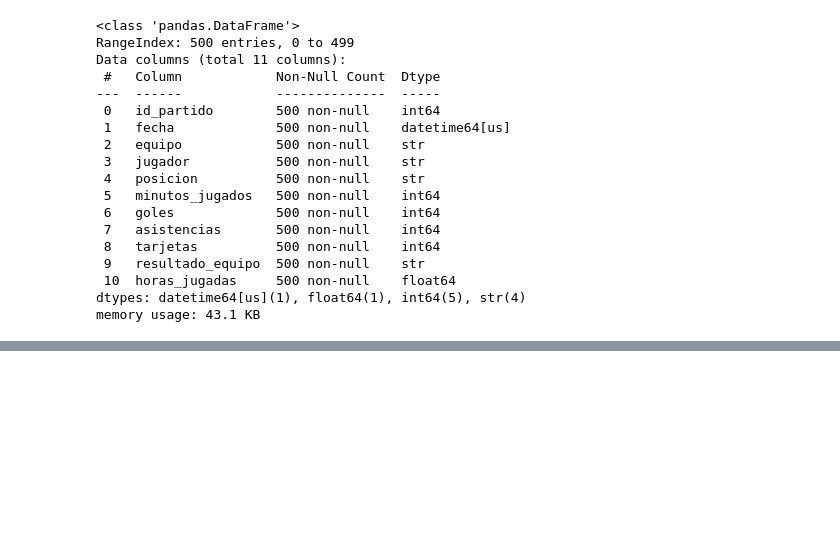
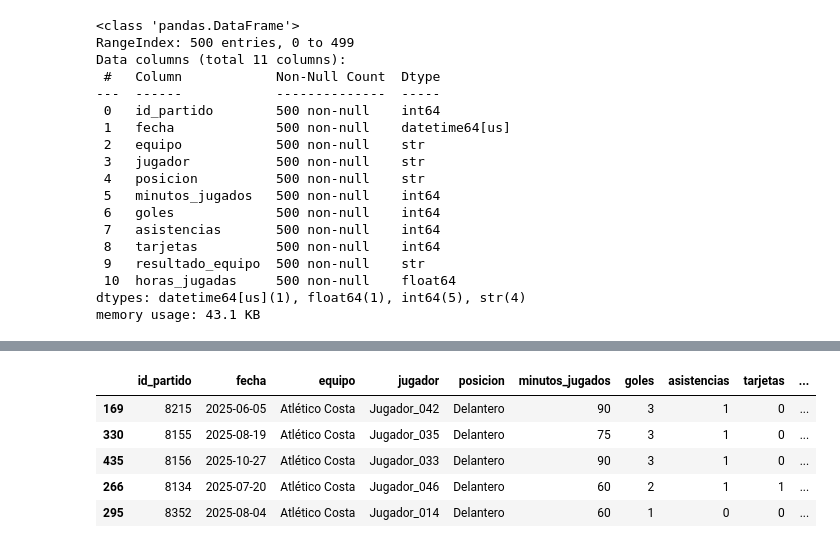
Before and after one commit to elliotAldersom/Blue_Lock_SQL_Project, a Jupyter notebook: python/yoshio/Deportes_Examen.ipynb, the cells around one changed output, grey strips where cells are left out. Cells and saved outputs as stored; diff of their text form; code cells hidden in the pictures; blank space fills up the shorter version.

```diff
--- a/python/yoshio/Deportes_Examen.ipynb
+++ b/python/yoshio/Deportes_Examen.ipynb
@@ -161,0 +190,7 @@ df_equipos_duplicados.head(15)
+# %%
+def DayOfWeek(day): return day + 1
+# %%
+df_sorted_equipos_asc["name_mes"] = df_sorted_equipos_asc['fecha'].dt.month_name()
+df_sorted_equipos_asc["name_day"] = df_sorted_equipos_asc['fecha'].dt.day_name()
+# como comienza desde 0 le sumamos 1
+df_sorted_equipos_asc["idx_day"] = df_sorted_equipos_asc['fecha'].dt.day_of_week.apply(DayOfWeek)
@@ -161,0 +201,9 @@ df_equipos_duplicados.head(15)
+# %%
+df_sorted_equipos_asc.head()
+# %% [output]
+|  | id_partido | fecha | equipo | jugador | posicion | minutos_jugados | goles | asistencias | tarjetas | ... |
+| 169 | 8215 | 2025-06-05 | Atlético Costa | Jugador_042 | Delantero | 90 | 3 | 1 | 0 | ... |
+| 330 | 8155 | 2025-08-19 | Atlético Costa | Jugador_035 | Delantero | 75 | 3 | 1 | 0 | ... |
+| 435 | 8156 | 2025-10-27 | Atlético Costa | Jugador_033 | Delantero | 90 | 3 | 1 | 0 | ... |
+| 266 | 8134 | 2025-07-20 | Atlético Costa | Jugador_046 | Delantero | 60 | 2 | 1 | 1 | ... |
+| 295 | 8352 | 2025-08-04 | Atlético Costa | Jugador_014 | Delantero | 60 | 1 | 0 | 0 | ... |
```
Also changed, not shown: parts of 5 cells of this notebook.
